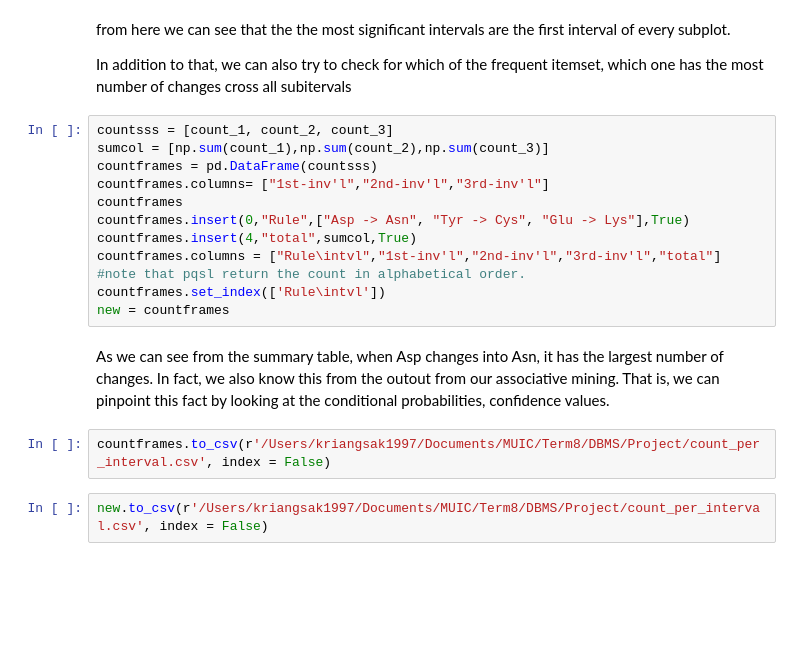
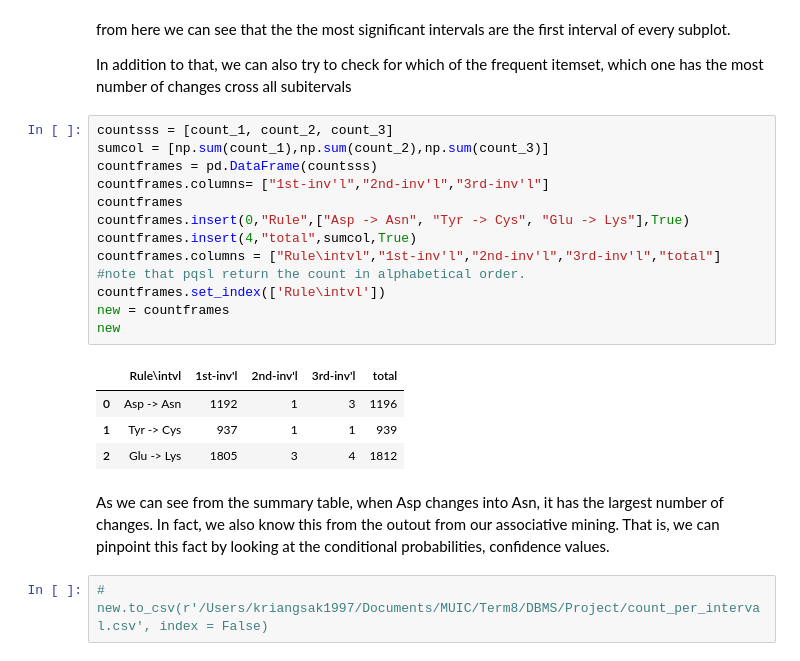
Before and after one commit to kriangsak1997/DatabaseClassProject, a Jupyter notebook: notebooks/Report.ipynb, the cells around one changed output. Drawn from its saved outputs; the diff is of its cells as text; blank space fills up the shorter version.

```diff
--- a/notebooks/Report.ipynb
+++ b/notebooks/Report.ipynb
@@ -335,18 +334,22 @@ In addition to that, we can also try to check for which of the frequent itemset,
 # %%
 countsss = [count_1, count_2, count_3]
 sumcol = [np.sum(count_1),np.sum(count_2),np.sum(count_3)]
 countframes = pd.DataFrame(countsss)
 countframes.columns= ["1st-inv'l","2nd-inv'l","3rd-inv'l"]
 countframes
 countframes.insert(0,"Rule",["Asp -> Asn", "Tyr -> Cys", "Glu -> Lys"],True)
 countframes.insert(4,"total",sumcol,True)
 countframes.columns = ["Rule\intvl","1st-inv'l","2nd-inv'l","3rd-inv'l","total"]
 #note that pqsl return the count in alphabetical order.
 countframes.set_index(['Rule\intvl'])
 new = countframes
+new
+# %% [output]
+|  | Rule\intvl | 1st-inv'l | 2nd-inv'l | 3rd-inv'l | total |
+| 0 | Asp -> Asn | 1192 | 1 | 3 | 1196 |
+| 1 | Tyr -> Cys | 937 | 1 | 1 | 939 |
+| 2 | Glu -> Lys | 1805 | 3 | 4 | 1812 |
 # %% [markdown]
 As we can see from the summary table, when Asp changes into Asn, it has the largest number of changes. In fact, we also know this from the outout from our associative mining. That is, we can pinpoint this fact by looking at the conditional probabilities, confidence values.
 # %%
-countframes.to_csv(r'/Users/kriangsak1997/Documents/MUIC/Term8/DBMS/Project/count_per_interval.csv', index = False)
+# new.to_csv(r'/Users/kriangsak1997/Documents/MUIC/Term8/DBMS/Project/count_per_interval.csv', index = False)
-# %%
-new.to_csv(r'/Users/kriangsak1997/Documents/MUIC/Term8/DBMS/Project/count_per_interval.csv', index = False)
```
Also changed, not shown: parts of 3 cells of this notebook, 23 other files.
